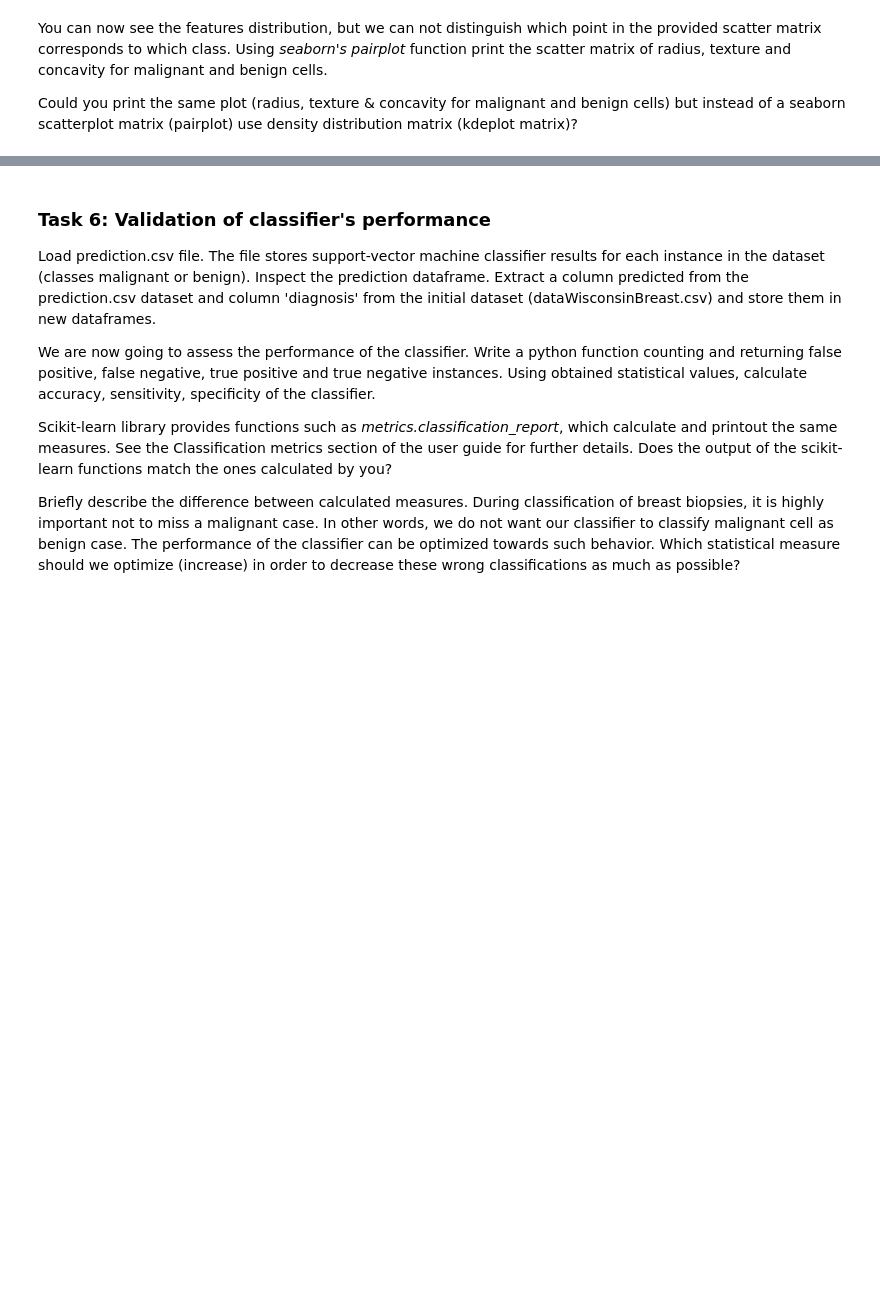
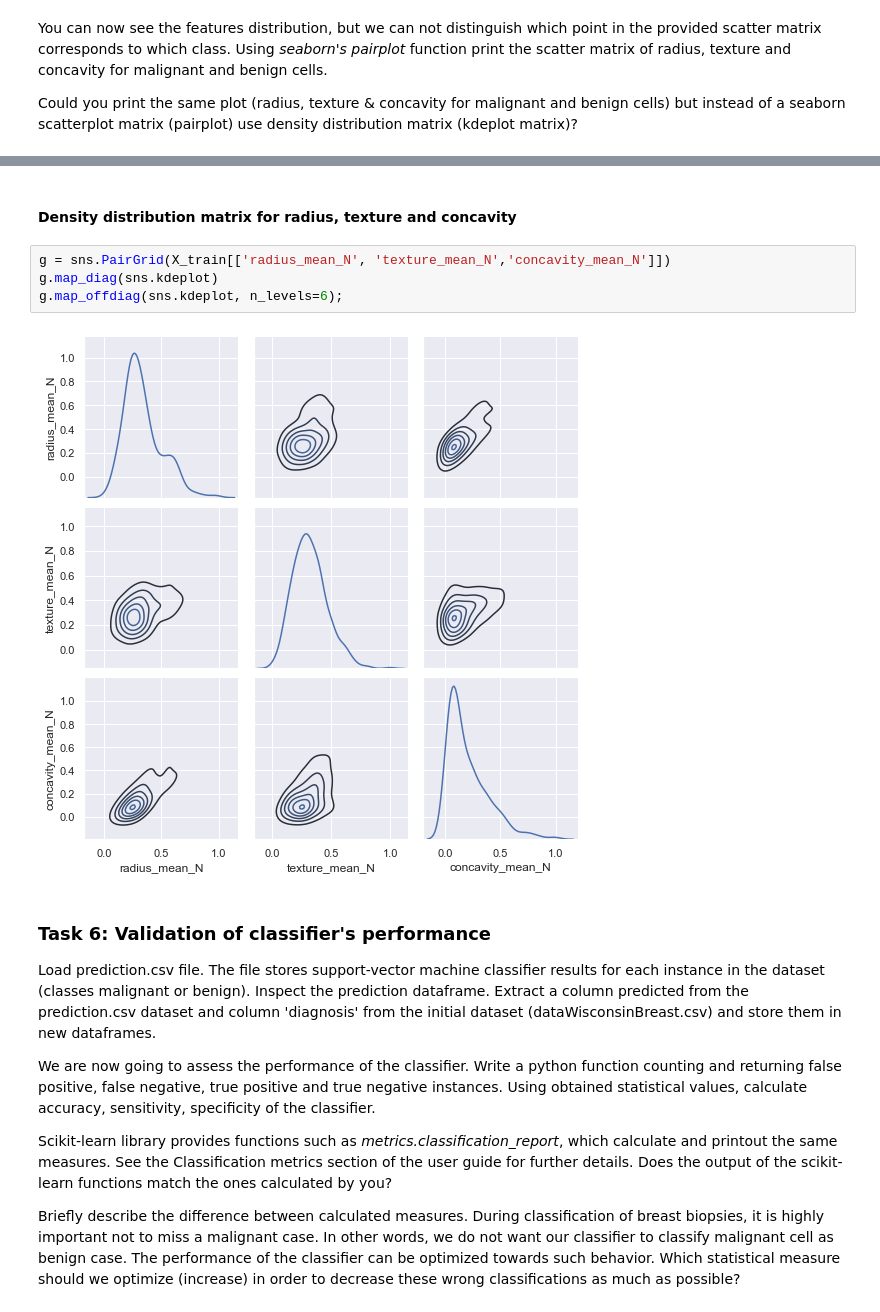
Before and after one commit to nik1168/clinical-decision-support-systems-exercises, a Jupyter notebook: WPO1/WPO1-Student.ipynb, the cells around one changed output, grey strips where cells are left out. Cells and saved outputs as stored; diff of their text form; blank space fills up the shorter version.

```diff
--- a/WPO1/WPO1-Student.ipynb
+++ b/WPO1/WPO1-Student.ipynb
@@ -670,3 +675,11 @@ Could you print the same plot (radius, texture & concavity for malignant and ben
+# %% [markdown]
+#### Density distribution matrix for radius, texture and concavity
+# %%
+g = sns.PairGrid(X_train[['radius_mean_N', 'texture_mean_N','concavity_mean_N']])
+g.map_diag(sns.kdeplot)
+g.map_offdiag(sns.kdeplot, n_levels=6);
+# %% [output]
+[figure, added]
 # %% [markdown]
 ### Task 6: Validation of classifier's performance
 Load prediction.csv file. The file stores support-vector machine classifier results for each instance in the dataset (classes malignant or benign). Inspect the prediction dataframe. Extract a column predicted from the prediction.csv dataset and column 'diagnosis' from the initial dataset (dataWisconsinBreast.csv) and store them in new dataframes.
```
Also changed, not shown: parts of 3 cells of this notebook.
